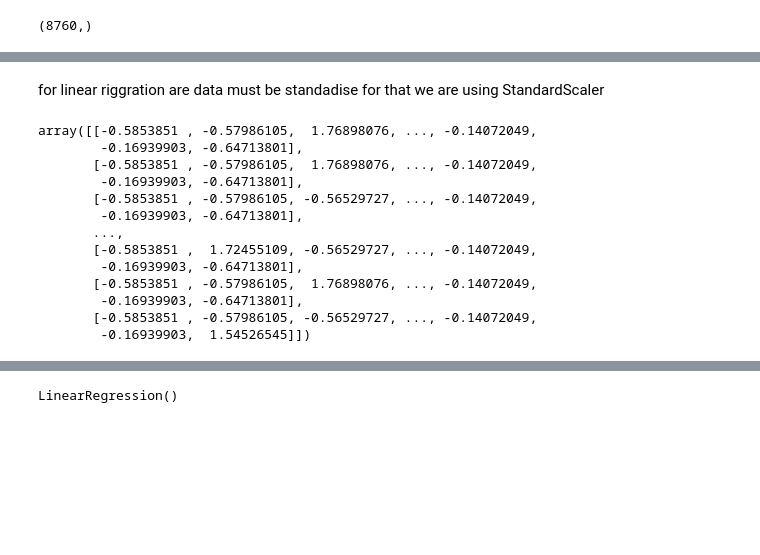
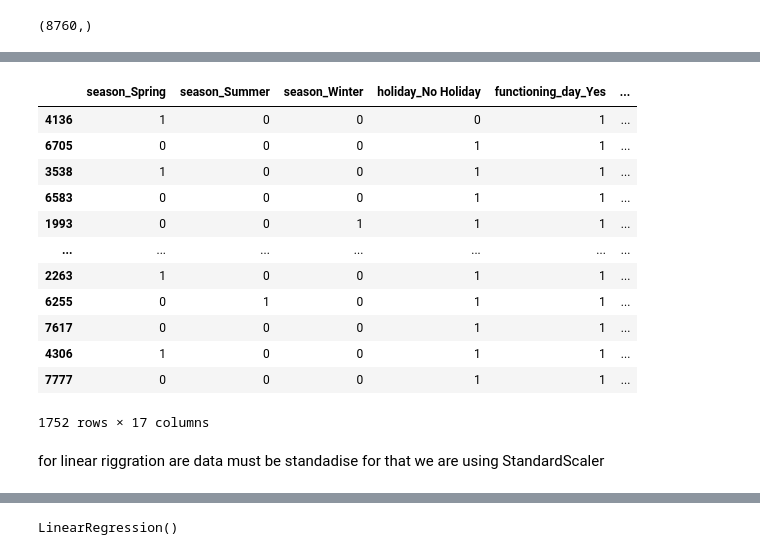
Before and after one commit to gkunal8019/Bike-Sharing-Demand-Prediction, a Jupyter notebook: Bike_Sharing_Demand_Prediction_Capstone_Project.ipynb, the cells around one changed output, grey strips where cells are left out. Drawn from its saved outputs; the diff is of its cells as text; code cells hidden in the pictures; blank space fills up the shorter version.

```diff
--- a/Bike_Sharing_Demand_Prediction_Capstone_Project.ipynb
+++ b/Bike_Sharing_Demand_Prediction_Capstone_Project.ipynb
@@ -513,3 +497,19 @@ x_test
+# %%
+X_test
+# %% [output]
+|  | season_Spring | season_Summer | season_Winter | holiday_No Holiday | functioning_day_Yes | ... |
+| 4136 | 1 | 0 | 0 | 0 | 1 | ... |
+| 6705 | 0 | 0 | 0 | 1 | 1 | ... |
+| 3538 | 1 | 0 | 0 | 1 | 1 | ... |
+| 6583 | 0 | 0 | 0 | 1 | 1 | ... |
+| 1993 | 0 | 0 | 1 | 1 | 1 | ... |
+| ... | ... | ... | ... | ... | ... | ... |
+| 2263 | 1 | 0 | 0 | 1 | 1 | ... |
+| 6255 | 0 | 1 | 0 | 1 | 1 | ... |
+| 7617 | 0 | 0 | 0 | 1 | 1 | ... |
+| 4306 | 1 | 0 | 0 | 1 | 1 | ... |
+| 7777 | 0 | 0 | 0 | 1 | 1 | ... |
+1752 rows × 17 columns
 # %%
 #standerdzing the data
 from sklearn.preprocessing import StandardScaler
@@ -522,16 +521,0 @@ x_train = scale.fit_transform(x_train)
-# %%
-x_train
-# %% [output]
-array([[-0.5853851 , -0.57986105,  1.76898076, ..., -0.14072049,
-        -0.16939903, -0.64713801],
-       [-0.5853851 , -0.57986105,  1.76898076, ..., -0.14072049,
-        -0.16939903, -0.64713801],
-       [-0.5853851 , -0.57986105, -0.56529727, ..., -0.14072049,
-        -0.16939903, -0.64713801],
-       ...,
-       [-0.5853851 ,  1.72455109, -0.56529727, ..., -0.14072049,
-        -0.16939903, -0.64713801],
-       [-0.5853851 , -0.57986105,  1.76898076, ..., -0.14072049,
-        -0.16939903, -0.64713801],
-       [-0.5853851 , -0.57986105, -0.56529727, ..., -0.14072049,
-        -0.16939903,  1.54526545]])
```
Also changed, not shown: parts of 28 cells of this notebook.
